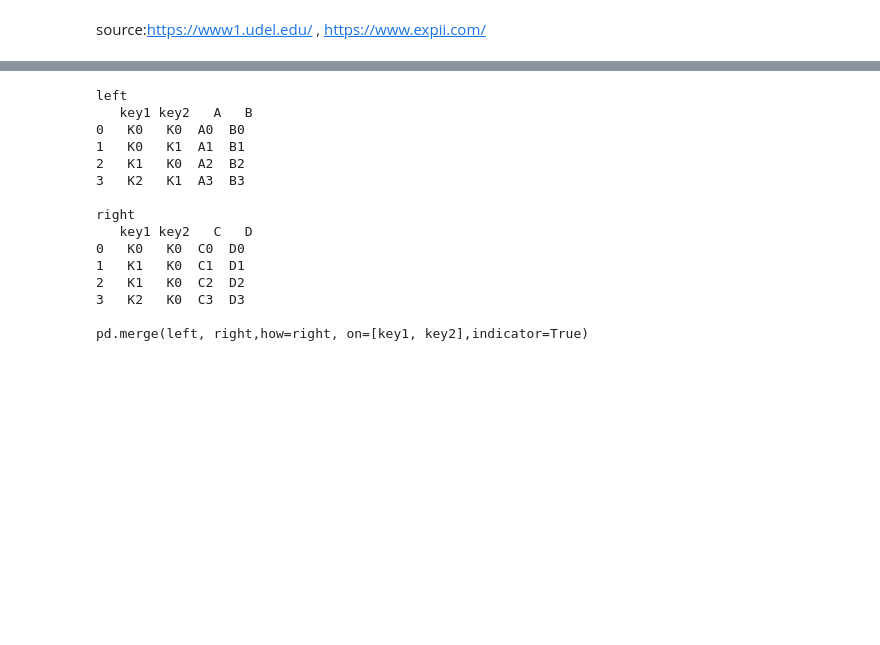
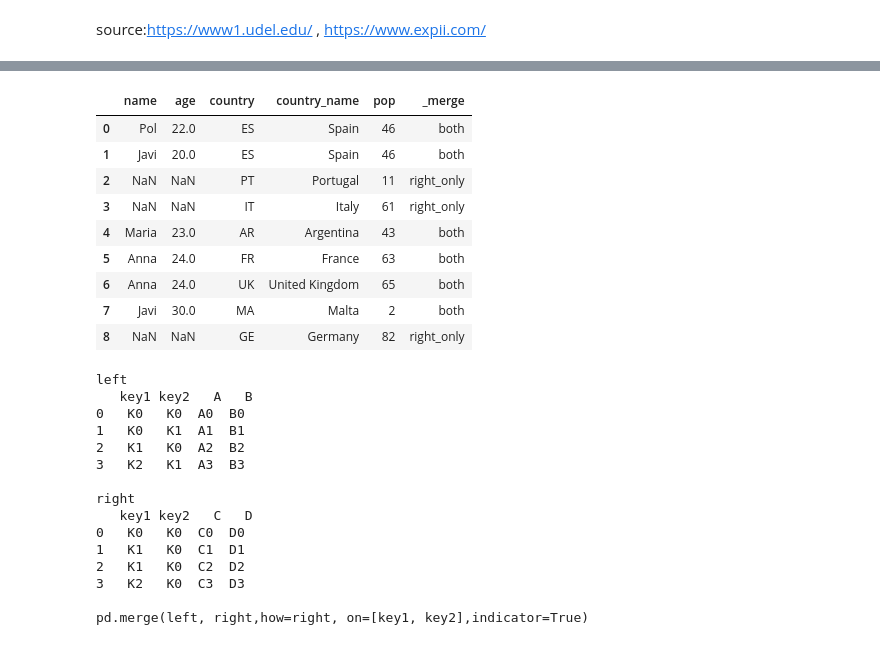
Before and after one commit to tunjaynasibli/IH_RH_DA_FT_JAN_2022, a Jupyter notebook: Class_Materials/Pandas/Notebook_Code_Along_RH_Pandas_Data_Frame_General-3.ipynb, the cells around one changed output, grey strips where cells are left out. Cells and saved outputs as stored; diff of their text form; code cells hidden in the pictures; blank space fills up the shorter version.

```diff
--- a/Class_Materials/Pandas/Notebook_Code_Along_RH_Pandas_Data_Frame_General-3.ipynb
+++ b/Class_Materials/Pandas/Notebook_Code_Along_RH_Pandas_Data_Frame_General-3.ipynb
@@ -893,3 +893,6 @@ Image("res/joins.jpeg")
 [figure]
 # %% [markdown]
 source:https://www1.udel.edu/ , https://www.expii.com/
+# %%
+people_df=pd.read_csv("data/people.csv")
+county_df=pd.read_csv("data/country_info.csv")
@@ -896,3 +922,16 @@ source:https://www1.udel.edu/ , https://www.expii.com/
+# %%
+pd.merge(people_df,county_df,how="right",indicator=True)
+# %% [output]
+|  | name | age | country | country_name | pop | _merge |
+| 0 | Pol | 22.0 | ES | Spain | 46 | both |
+| 1 | Javi | 20.0 | ES | Spain | 46 | both |
+| 2 | NaN | NaN | PT | Portugal | 11 | right_only |
+| 3 | NaN | NaN | IT | Italy | 61 | right_only |
+| 4 | Maria | 23.0 | AR | Argentina | 43 | both |
+| 5 | Anna | 24.0 | FR | France | 63 | both |
+| 6 | Anna | 24.0 | UK | United Kingdom | 65 | both |
+| 7 | Javi | 30.0 | MA | Malta | 2 | both |
+| 8 | NaN | NaN | GE | Germany | 82 | right_only |
 # %%
 import pandas as pd
 left = pd.DataFrame(
```
Also changed, not shown: parts of 4 cells of this notebook.
